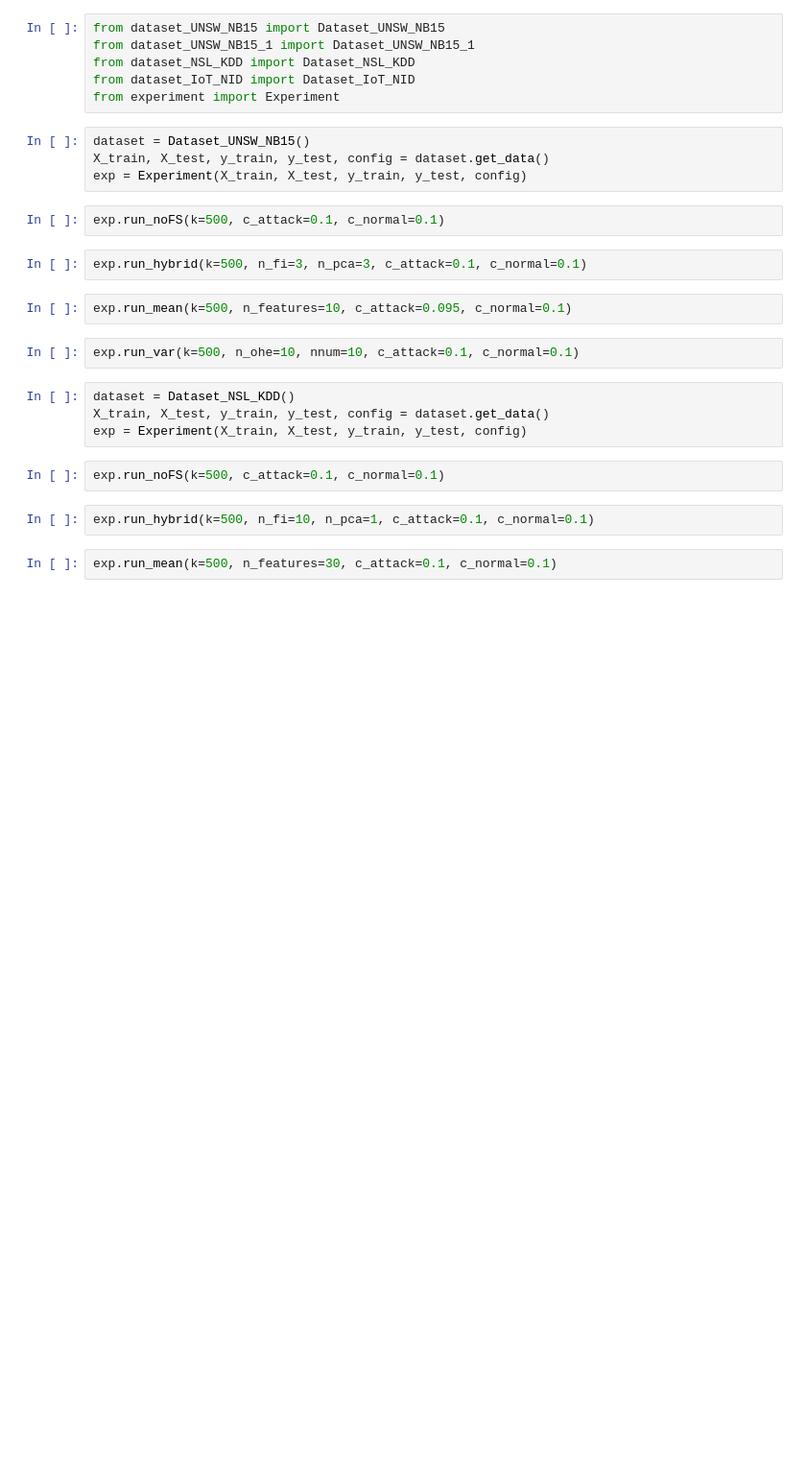
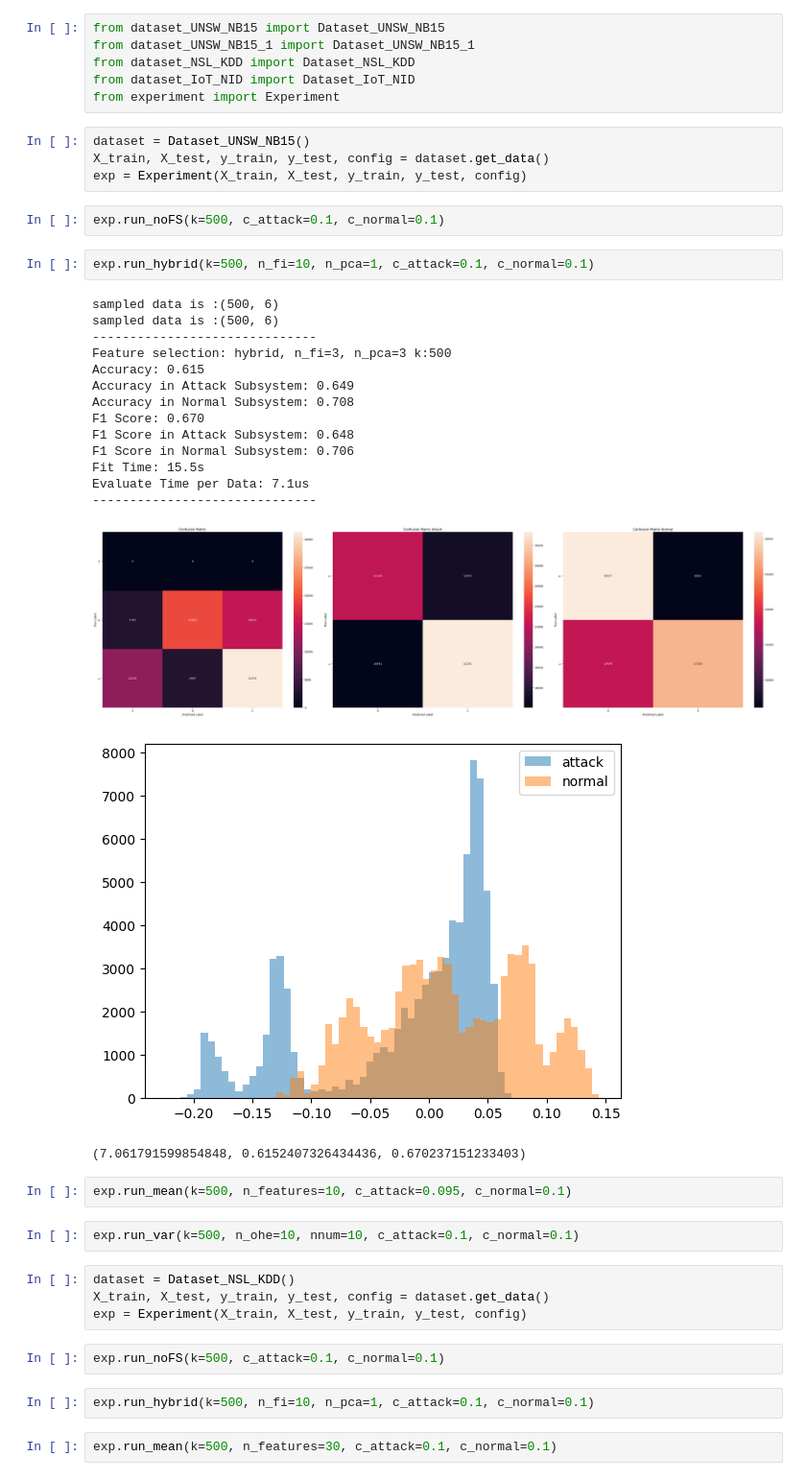
Before and after one commit to Sugata10723/IDS_IoT, a Jupyter notebook: main.ipynb, the cells around one changed output. Shown at 96% size. Drawn from its saved outputs; the diff is of its cells as text; blank space fills up the shorter version.

```diff
--- a/main.ipynb
+++ b/main.ipynb
@@ -11,7 +11,24 @@ exp = Experiment(X_train, X_test, y_train, y_test, config)
 # %%
 exp.run_noFS(k=500, c_attack=0.1, c_normal=0.1)
 # %%
-exp.run_hybrid(k=500, n_fi=3, n_pca=3, c_attack=0.1, c_normal=0.1)
+exp.run_hybrid(k=500, n_fi=10, n_pca=1, c_attack=0.1, c_normal=0.1)
+# %% [output]
+sampled data is :(500, 6)
+sampled data is :(500, 6)
+------------------------------
+Feature selection: hybrid, n_fi=3, n_pca=3 k:500
+Accuracy: 0.615
+Accuracy in Attack Subsystem: 0.649
+Accuracy in Normal Subsystem: 0.708
+F1 Score: 0.670
+F1 Score in Attack Subsystem: 0.648
+F1 Score in Normal Subsystem: 0.706
+Fit Time: 15.5s
+Evaluate Time per Data: 7.1us
+------------------------------
+[figure, added]
+[figure, added]
+(7.061791599854848, 0.6152407326434436, 0.670237151233403)
 # %%
 exp.run_mean(k=500, n_features=10, c_attack=0.095, c_normal=0.1)
 # %%
```
Also changed, not shown: parts of 1 cell of this notebook, 4 other files.
